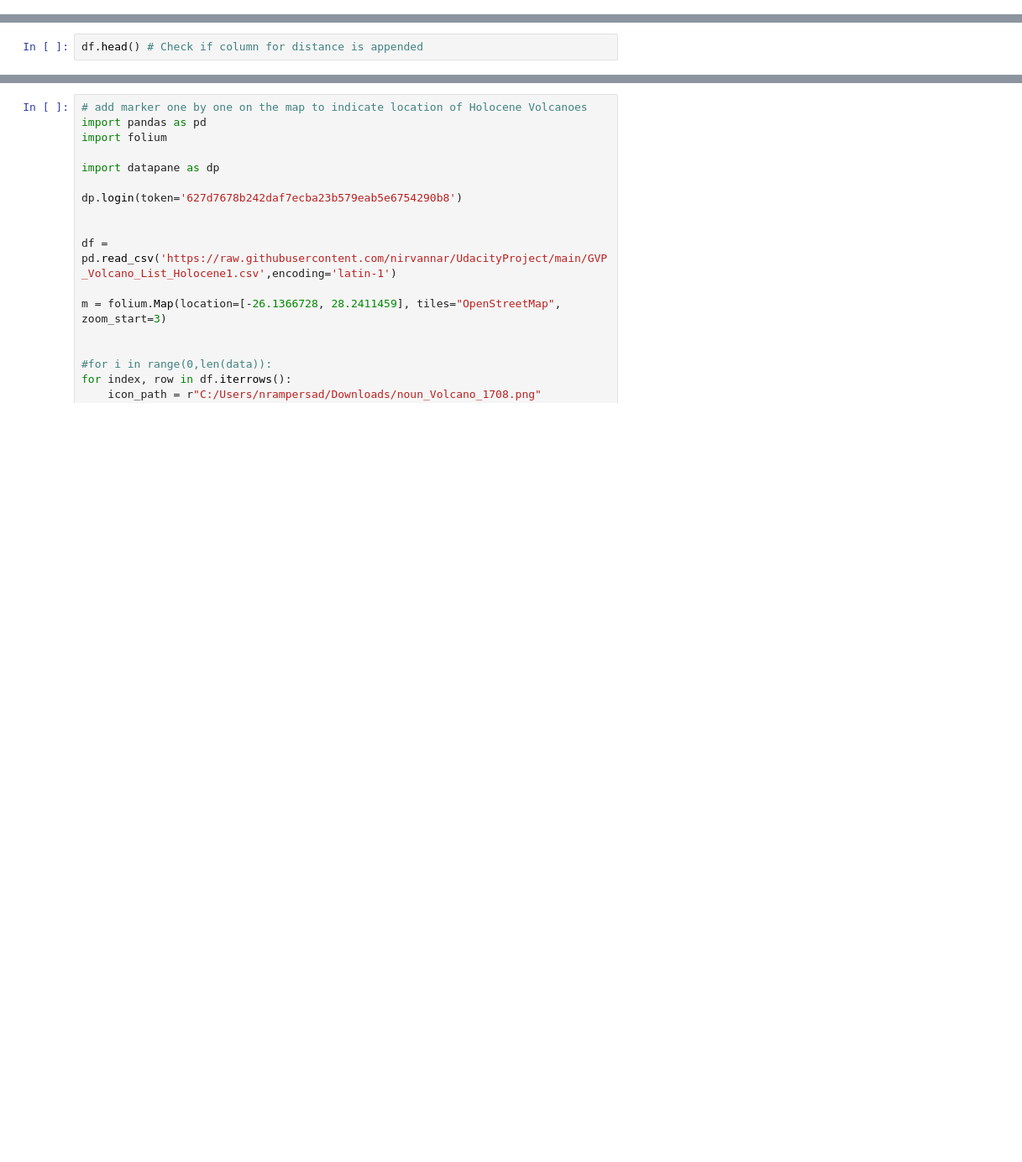
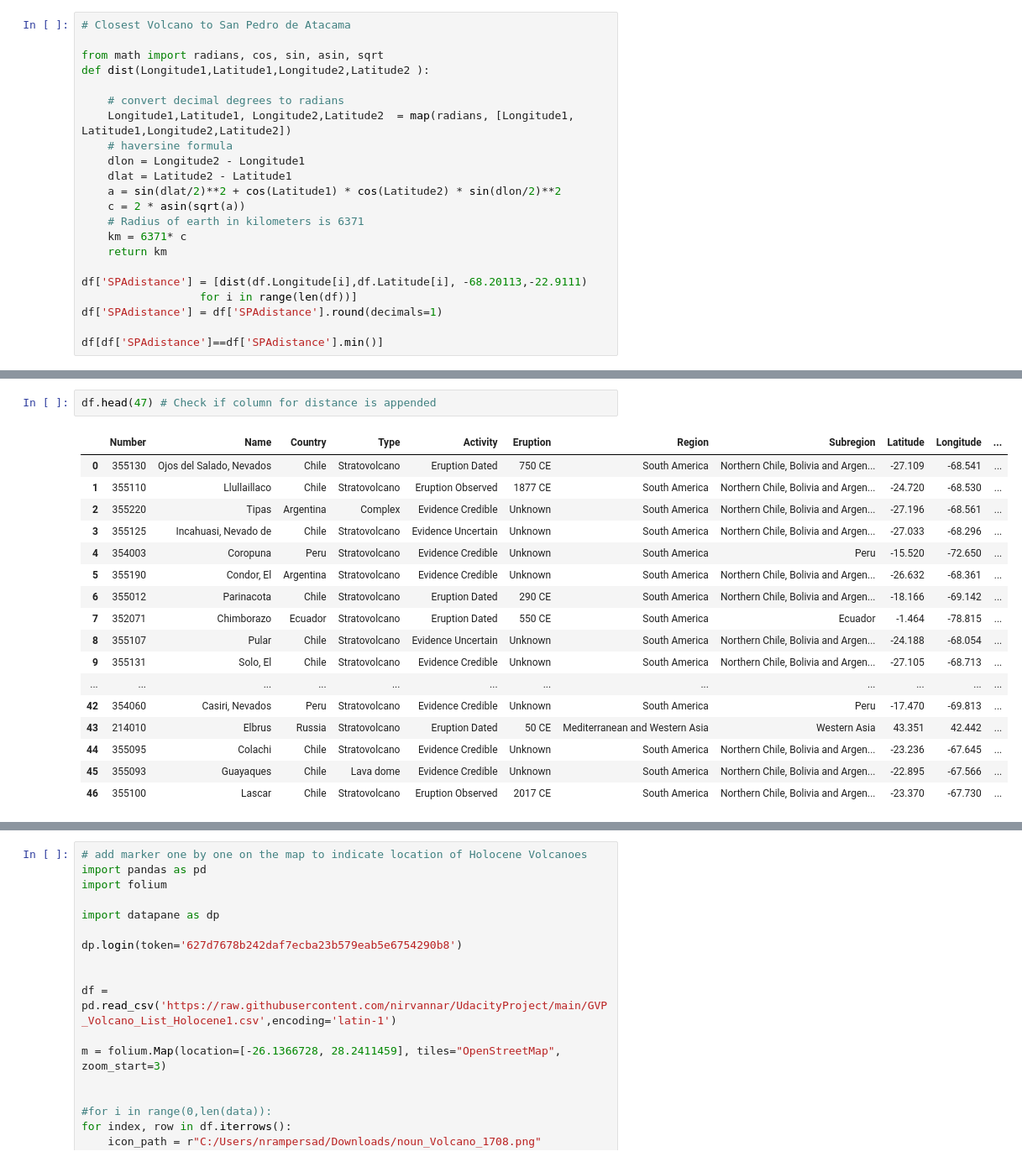
Before and after one commit to nirvannar/UdacityProject, a Jupyter notebook: Project1CrispDM.ipynb, the cells around one changed output, grey strips where cells are left out. Shown: that part at 84% size. Cells and saved outputs as stored; diff of their text form; blank space fills up the shorter version.

```diff
--- a/Project1CrispDM.ipynb
+++ b/Project1CrispDM.ipynb
@@ -70,0 +382,22 @@ print(targets)
+# %%
+# Closest Volcano to San Pedro de Atacama
+
+from math import radians, cos, sin, asin, sqrt
+def dist(Longitude1,Latitude1,Longitude2,Latitude2 ):
+
+    # convert decimal degrees to radians
+    Longitude1,Latitude1, Longitude2,Latitude2  = map(radians, [Longitude1, Latitude1,Longitude2,Latitude2])
+    # haversine formula
+    dlon = Longitude2 - Longitude1
+    dlat = Latitude2 - Latitude1
+    a = sin(dlat/2)**2 + cos(Latitude1) * cos(Latitude2) * sin(dlon/2)**2
+    c = 2 * asin(sqrt(a))
+    # Radius of earth in kilometers is 6371
+    km = 6371* c
+    return km
+
+df['SPAdistance'] = [dist(df.Longitude[i],df.Latitude[i], -68.20113,-22.9111)
+                  for i in range(len(df))]
+df['SPAdistance'] = df['SPAdistance'].round(decimals=1)
+
+df[df['SPAdistance']==df['SPAdistance'].min()]
@@ -95,2 +445,20 @@ print(df[df['distance']==df['distance'].min()])
 # %%
-df.head() # Check if column for distance is appended
+df.head(47) # Check if column for distance is appended
+# %% [output]
+|  | Number | Name | Country | Type | Activity | Eruption | Region | Subregion | Latitude | Longitude | ... |
+| 0 | 355130 | Ojos del Salado, Nevados | Chile | Stratovolcano | Eruption Dated | 750 CE | South America | Northern Chile, Bolivia and Argen... | -27.109 | -68.541 | ... |
+| 1 | 355110 | Llullaillaco | Chile | Stratovolcano | Eruption Observed | 1877 CE | South America | Northern Chile, Bolivia and Argen... | -24.720 | -68.530 | ... |
+| 2 | 355220 | Tipas | Argentina | Complex | Evidence Credible | Unknown | South America | Northern Chile, Bolivia and Argen... | -27.196 | -68.561 | ... |
+| 3 | 355125 | Incahuasi, Nevado de | Chile | Stratovolcano | Evidence Uncertain | Unknown | South America | Northern Chile, Bolivia and Argen... | -27.033 | -68.296 | ... |
+| 4 | 354003 | Coropuna | Peru | Stratovolcano | Evidence Credible | Unknown | South America | Peru | -15.520 | -72.650 | ... |
+| 5 | 355190 | Condor, El | Argentina | Stratovolcano | Evidence Credible | Unknown | South America | Northern Chile, Bolivia and Argen... | -26.632 | -68.361 | ... |
+| 6 | 355012 | Parinacota | Chile | Stratovolcano | Eruption Dated | 290 CE | South America | Northern Chile, Bolivia and Argen... | -18.166 | -69.142 | ... |
+| 7 | 352071 | Chimborazo | Ecuador | Stratovolcano | Eruption Dated | 550 CE | South America | Ecuador | -1.464 | -78.815 | ... |
+| 8 | 355107 | Pular | Chile | Stratovolcano | Evidence Uncertain | Unknown | South America | Northern Chile, Bolivia and Argen... | -24.188 | -68.054 | ... |
+| 9 | 355131 | Solo, El | Chile | Stratovolcano | Evidence Credible | Unknown | South America | Northern Chile, Bolivia and Argen... | -27.105 | -68.713 | ... |
+| ... | ... | ... | ... | ... | ... | ... | ... | ... | ... | ... | ... |
+| 42 | 354060 | Casiri, Nevados | Peru | Stratovolcano | Evidence Credible | Unknown | South America | Peru | -17.470 | -69.813 | ... |
+| 43 | 214010 | Elbrus | Russia | Stratovolcano | Eruption Dated | 50 CE | Mediterranean and Western Asia | Western Asia | 43.351 | 42.442 | ... |
+| 44 | 355095 | Colachi | Chile | Stratovolcano | Evidence Credible | Unknown | South America | Northern Chile, Bolivia and Argen... | -23.236 | -67.645 | ... |
+| 45 | 355093 | Guayaques | Chile | Lava dome | Evidence Credible | Unknown | South America | Northern Chile, Bolivia and Argen... | -22.895 | -67.566 | ... |
+| 46 | 355100 | Lascar | Chile | Stratovolcano | Eruption Observed | 2017 CE | South America | Northern Chile, Bolivia and Argen... | -23.370 | -67.730 | ... |
```
Also changed, not shown: parts of 45 cells of this notebook, 1 other file.
